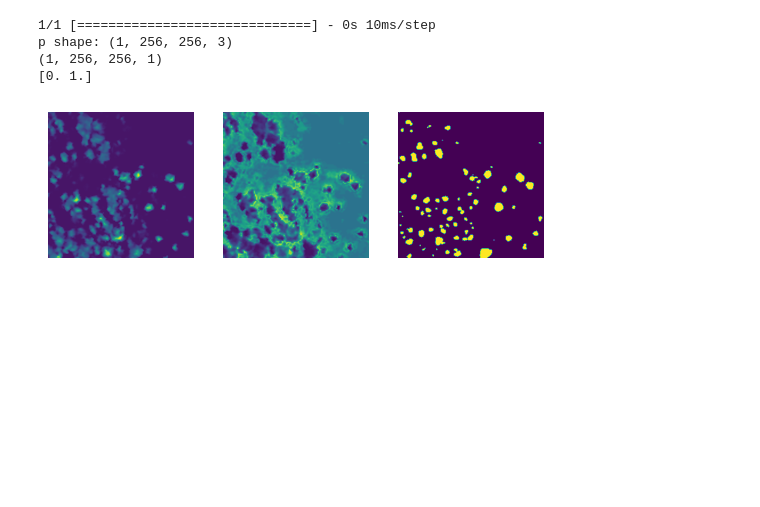
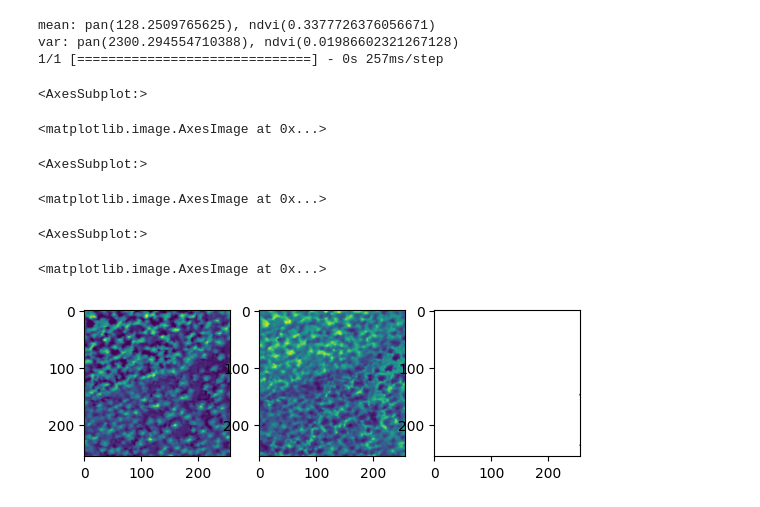
Before and after one commit to WinterCyan/TreeSeg, a Jupyter notebook: standalone/validate_network.ipynb, the cells around one changed output. Drawn from its saved outputs; the diff is of its cells as text; code cells hidden in the pictures; blank space fills up the shorter version.

```diff
--- a/standalone/validate_network.ipynb
+++ b/standalone/validate_network.ipynb
@@ -84,3 +67,9 @@ def read_method(method:str=''):
         return rasterio.open
     if method == 'numpy':
         return np.load
+# %%
+result_dir = '/home/lenovo/treeseg-dataset/inference_train_data/merge_result_128'
+tif_dir = '/home/lenovo/treeseg-dataset/inference_train_data/tif'
+data = read_method('rasterio')(f'{result_dir}/merge-result-segmap.png').read(1)
+pan = read_method('rasterio')(f'{tif_dir}/pan-0.tif').read(1)
+ndvi = read_method('rasterio')(f'{tif_dir}/ndvi-0.tif').read(1)
@@ -87,7 +127,59 @@ def read_method(method:str=''):
+# %%
+# inference local
+# pan, ndvi, label, inference
+tif_dir = '/home/lenovo/treeseg-dataset/inference_train_data/tif'
+sample_dir = '/home/lenovo/treeseg-dataset/inference_train_data/inference_sample_128'
+
+r = 188
+c = 56
+pan_arr = np.asarray(read_method('Image')(f'{sample_dir}/r{r}c{c}-pan-0.png').resize((256,256)))
+# pan_arr = np.zeros((256,256))
+ndvi_arr = np.asarray(read_method('Image')(f'{sample_dir}/r{r}c{c}-ndvi-0.png').resize((256,256)))
+# ndvi_arr = np.zeros((256,256))
+
+pan_arr = pan[24064:24192, 7168:7296]
+ndvi_arr = ndvi[24064:24192, 7168:7296]
+pan_arr = np.asarray(Image.fromarray(pan_arr).resize((256,256)))
+ndvi_arr = np.asarray(Image.fromarray(ndvi_arr).resize((256,256)))
+
+print(f'mean: pan({np.mean(pan_arr)}), ndvi({np.mean(ndvi_arr)})')
+print(f'var: pan({np.var(pan_arr)}), ndvi({np.var(ndvi_arr)})')
+
+comb_img = np.transpose(np.stack((ndvi_arr, pan_arr),axis=0), axes=(1,2,0))
+expand_img = comb_img[np.newaxis, :]
+prediction = model.predict(expand_img, steps=1)
+thr = 0.5
+prediction[prediction>thr]=1
+prediction[prediction<=thr]=0
+prediction = np.squeeze(prediction)
+# seg_map = Image.fromarray((prediction*255).astype(np.uint8))
+# seg_map.show()
+
+fig = plt.figure()
+
+fig.add_subplot(1,3,1)
+plt.imshow(pan_arr)
+fig.add_subplot(1,3,2)
+plt.imshow(ndvi_arr)
+fig.add_subplot(1,3,3)
+plt.imshow(prediction, cmap='binary')
+
+plt.show()
+# %% [output]
+mean: pan(128.2509765625), ndvi(0.3377726376056671)
+var: pan(2300.294554710388), ndvi(0.01986602321267128)
+1/1 [==============================] - 0s 257ms/step
+<AxesSubplot:>
+<matplotlib.image.AxesImage at 0x...>
+<AxesSubplot:>
+<matplotlib.image.AxesImage at 0x...>
+<AxesSubplot:>
+<matplotlib.image.AxesImage at 0x...>
+[figure, added]
 # %%
 
-write_dir="/home/lenovo/treeseg-dataset/predictions/model1115"
-dataset_dir = "/home/lenovo/treeseg-dataset/full_process/sample_128"
+write_dir="/home/lenovo/treeseg-dataset/inference_train_data/test_model"
+dataset_dir = "/home/lenovo/treeseg-dataset/inference_train_data/inference_sample_128"
 
 areas = [130]
 rows = [2]
@@ -110,9 +202,3 @@ for a in areas:
             print(prediction.shape) # (1,256,256,1)
             print(np.unique(prediction))
             display_images(p,titles=None, interpolation=None, save=True, dir=f"{write_dir}/area{a}-c{r}r{c}")
-# %% [output]
-1/1 [==============================] - 0s 10ms/step
-p shape: (1, 256, 256, 3)
-(1, 256, 256, 1)
-[0. 1.]
-[figure, removed]
```
Also changed, not shown: parts of 5 cells of this notebook, 17 other files.
